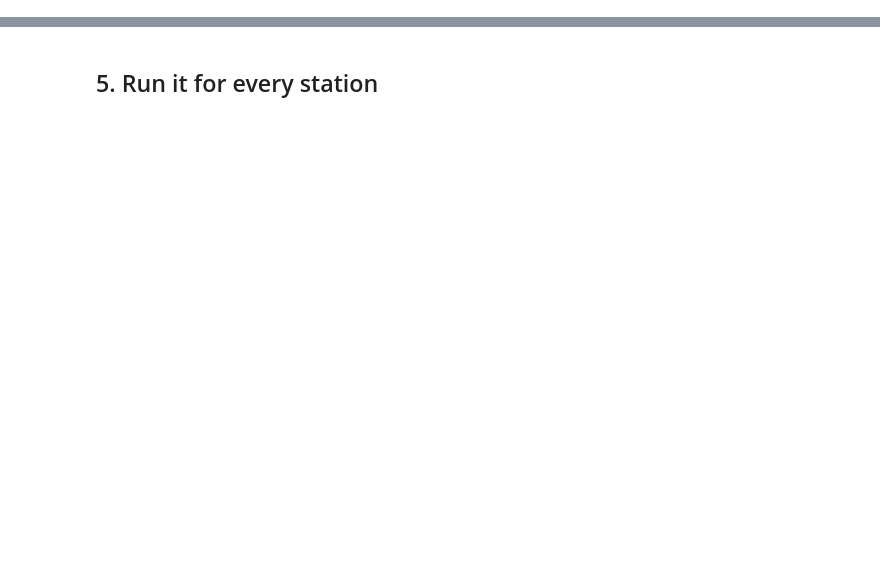
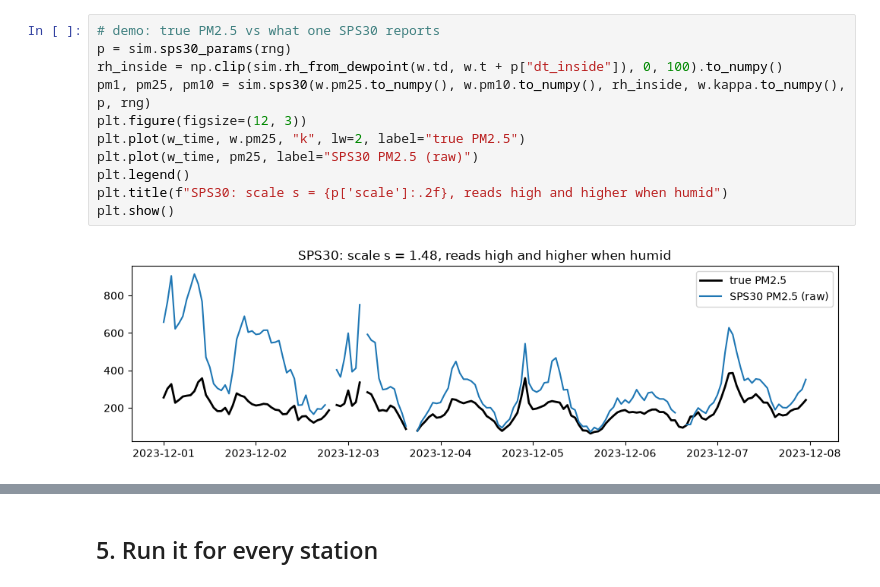
Before and after one commit to samiul1221/Hybrid-Aqi-Trend-Forecasting, a Jupyter notebook: notebooks/02_simulator.ipynb, the cells around one changed output, grey strips where cells are left out. Cells and saved outputs as stored; diff of their text form; blank space fills up the shorter version.

```diff
--- a/notebooks/02_simulator.ipynb
+++ b/notebooks/02_simulator.ipynb
@@ -448,0 +108,13 @@ def simulate_unit(truth, station, unit):
+# %%
+# demo: true PM2.5 vs what one SPS30 reports
+p = sim.sps30_params(rng)
+rh_inside = np.clip(sim.rh_from_dewpoint(w.td, w.t + p["dt_inside"]), 0, 100).to_numpy()
+pm1, pm25, pm10 = sim.sps30(w.pm25.to_numpy(), w.pm10.to_numpy(), rh_inside, w.kappa.to_numpy(), p, rng)
+plt.figure(figsize=(12, 3))
+plt.plot(w_time, w.pm25, "k", lw=2, label="true PM2.5")
+plt.plot(w_time, pm25, label="SPS30 PM2.5 (raw)")
+plt.legend()
+plt.title(f"SPS30: scale s = {p['scale']:.2f}, reads high and higher when humid")
+plt.show()
+# %% [output]
+[figure, added]
```
Also changed, not shown: parts of 71 cells of this notebook, 4 other files.
